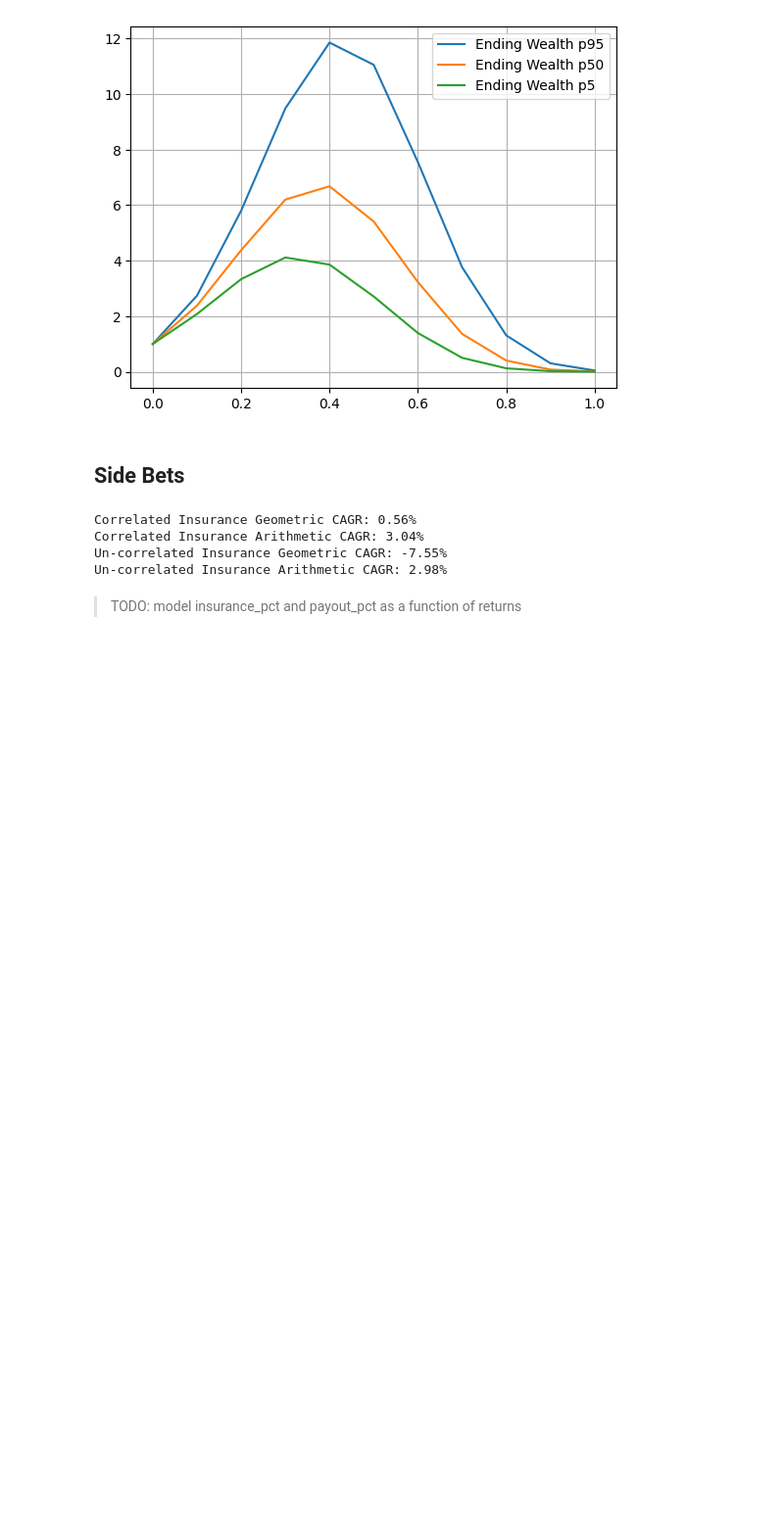
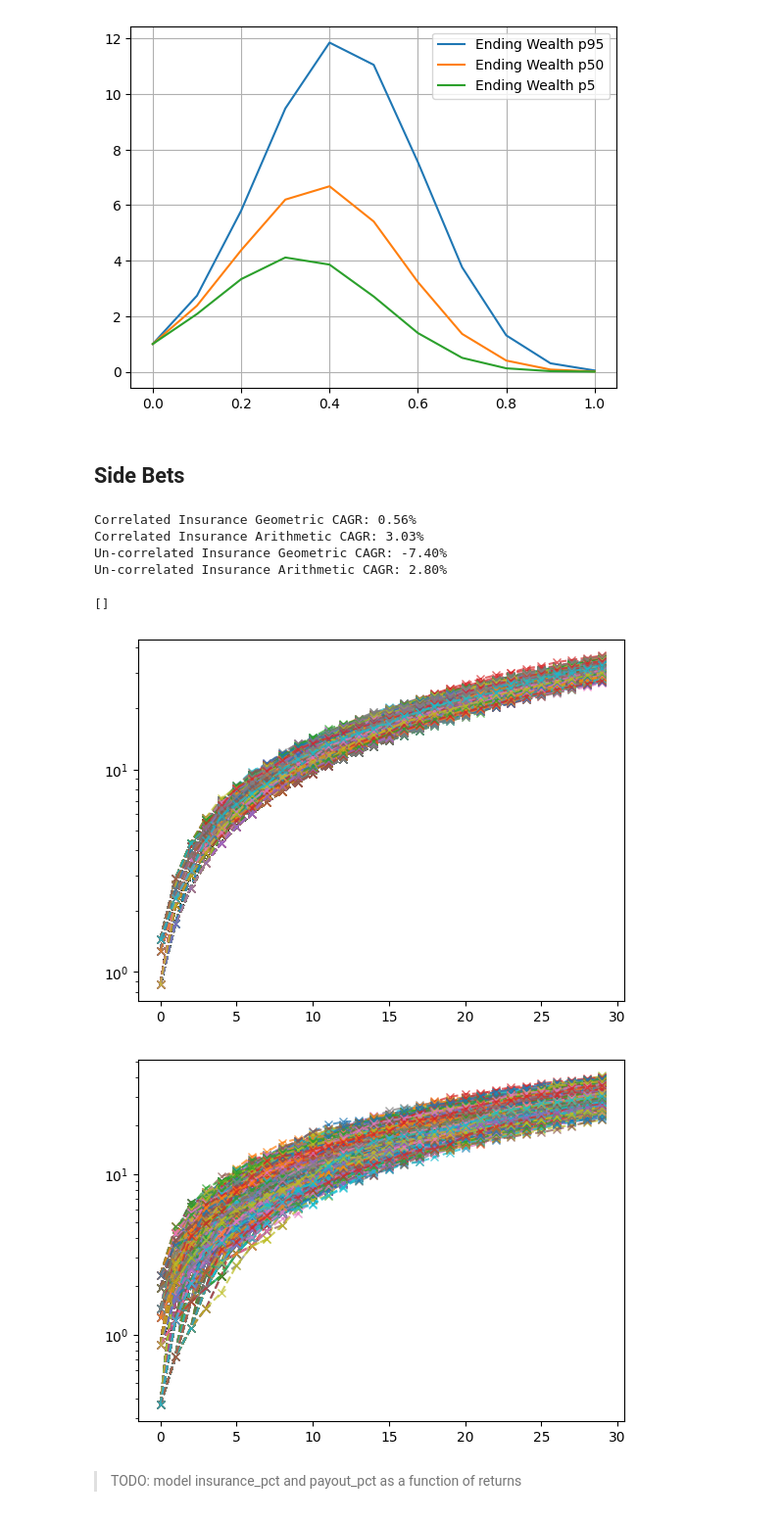
Before and after one commit to jovsa/safe-haven-reproduction, a Jupyter notebook: eternal_return.ipynb, the cells around one changed output. Shown at 98% size. Cells and saved outputs as stored; diff of their text form; code cells hidden in the pictures; blank space fills up the shorter version.

```diff
--- a/eternal_return.ipynb
+++ b/eternal_return.ipynb
@@ -107,6 +107,7 @@ plt.show()
 insurance_payoff = np.array([11.0, -1.0, -1.0])
 insurance_probs = np.array([1/6, 4/6, 1/6])
 insured_pct = 0.09
+n_rolls = 30
 
 insurance_mc = np.random.choice(insurance_payoff, (n_trials, n_rolls), p=insurance_probs)
 # %%
@@ -128,6 +129,9 @@ for _ in range(n_trials):
 
      correlated_insurance_trials.append(correlated_insurance_trial)
      un_correlated_insurance_trials.append(un_correlated_insurance_trial)
+
+un_correlated_insurance_trials = np.array(un_correlated_insurance_trials)
+correlated_insurance_trials = np.array(correlated_insurance_trials)
 # %%
 cor_gmean = np.median(gmean(correlated_insurance_trials, axis=1))
 cor_amean = np.median(np.mean(correlated_insurance_trials, axis=1))
@@ -142,8 +146,24 @@ print(f"Un-correlated Insurance Geometric CAGR: {(((uncor_gmean**n_rolls))/1)**(
 print(f"Un-correlated Insurance Arithmetic CAGR: {(((uncor_amean**n_rolls))/1)**(1/n_rolls)-1:.2%}")
 # %% [output]
 Correlated Insurance Geometric CAGR: 0.56%
-Correlated Insurance Arithmetic CAGR: 3.04%
-Un-correlated Insurance Geometric CAGR: -7.55%
-Un-correlated Insurance Arithmetic CAGR: 2.98%
+Correlated Insurance Arithmetic CAGR: 3.03%
+Un-correlated Insurance Geometric CAGR: -7.40%
+Un-correlated Insurance Arithmetic CAGR: 2.80%
+# %%
+a = np.cumsum(correlated_insurance_trials, axis=1)
+fig, ax = plt.subplots()
+ax.plot(np.arange(n_rolls), a.T, alpha=0.7, marker = 'x', linestyle='--')
+ax.set_yscale('log')
+ax.plot()
+
+a = np.cumsum(un_correlated_insurance_trials, axis=1)
+fig, ax = plt.subplots()
+ax.plot(np.arange(n_rolls), a.T, alpha=0.7, marker = 'x', linestyle='--')
+ax.set_yscale('log')
+ax.plot()
+# %% [output]
+[]
+[figure, added]
+[figure, added]
 # %% [markdown]
 > TODO: model insurance_pct and payout_pct as a function of returns
```
